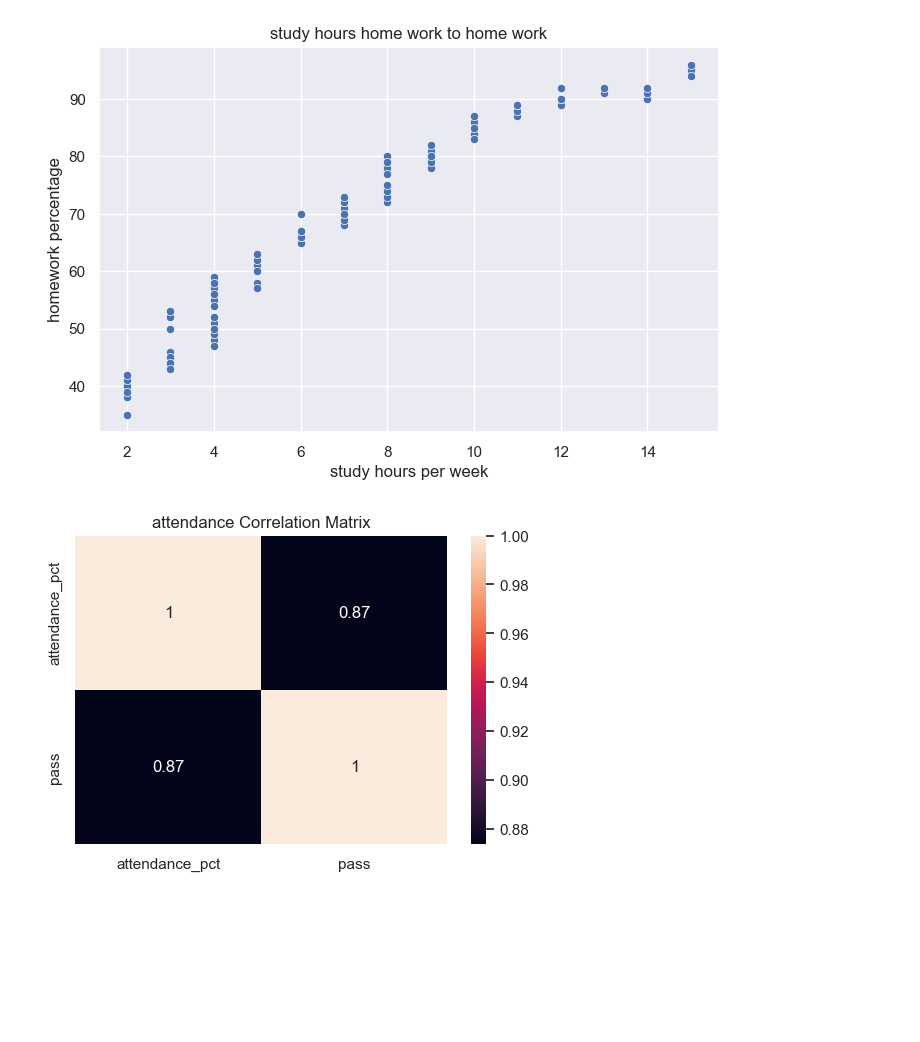
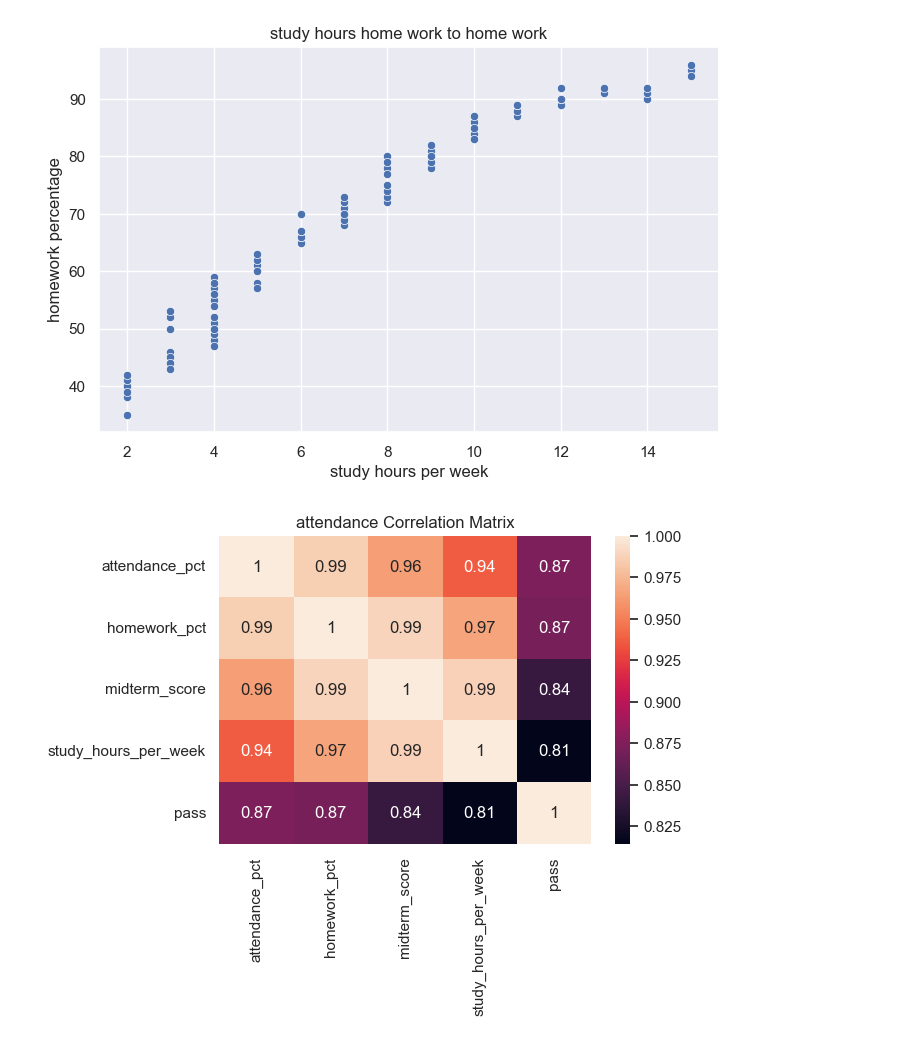
Before and after one commit to ASD-AlG/MACHINE-LEARNING-LAB, a Jupyter notebook: display.ipynb, the cells around one changed output. Saved outputs shown, nothing was run; the diff lists cells and outputs as text; code cells hidden in the pictures; blank space fills up the shorter version.

```diff
--- a/display.ipynb
+++ b/display.ipynb
@@ -161,8 +160,8 @@ mplt.show()
 [figure]
 # %%
 mplt.figure(figsize=(6,4))
-sbrn.heatmap(df[['attendance_pct', 'pass']].corr(), annot=True)
+sbrn.heatmap(df[['attendance_pct','homework_pct','midterm_score','study_hours_per_week','pass']].corr(), annot=True)
 mplt.title("attendance Correlation Matrix")
 mplt.show()
 # %% [output]
-[figure, old version]
+[figure, new version]
```
Also changed, not shown: parts of 5 cells of this notebook.
